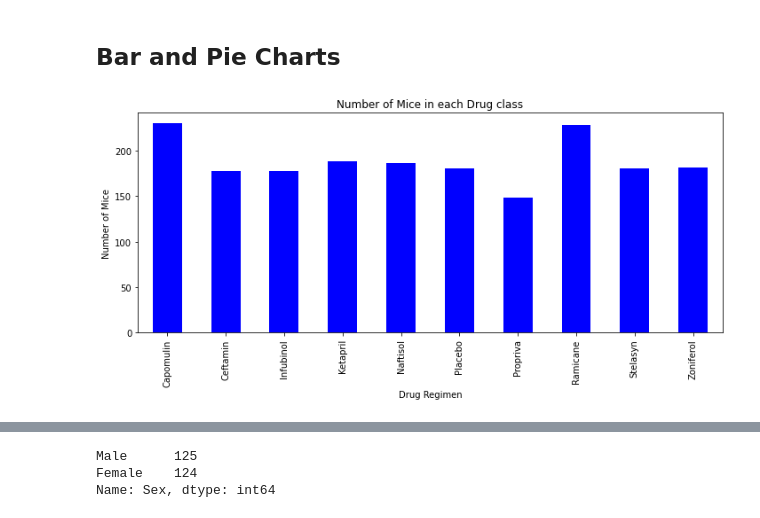
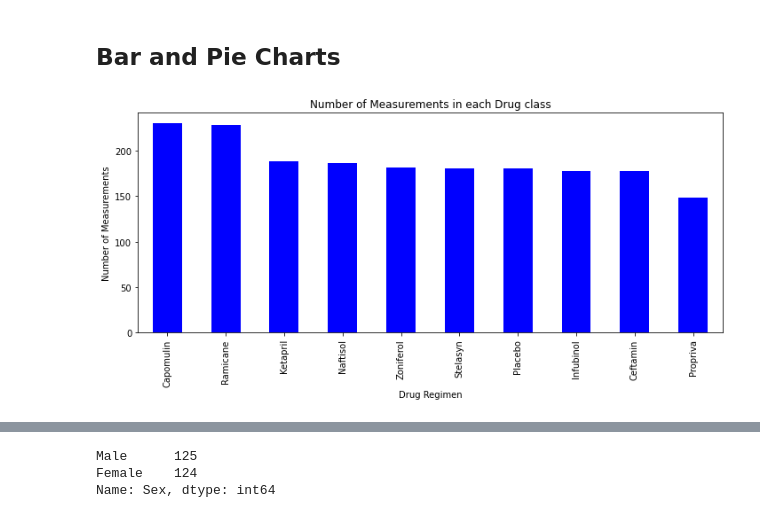
Before and after one commit to alexmartinez1745/Animal-Study-MatPlotLib, a Jupyter notebook: Pymaceuticals/pymaceuticals_starter.ipynb, the cells around one changed output, grey strips where cells are left out. Drawn from its saved outputs; the diff is of its cells as text; code cells hidden in the pictures.

Commit message:
bar graph with plotlib

```diff
--- a/Pymaceuticals/pymaceuticals_starter.ipynb
+++ b/Pymaceuticals/pymaceuticals_starter.ipynb
@@ -138,13 +138,19 @@ sum_tum_agg
 # %%
 # Generate a bar plot showing the total number of measurements taken on each drug regimen using pandas.
 #find number of mice in each drug regimen
 grouped_drug = clean_df.groupby(['Drug Regimen'])
-count_mice = grouped_drug['Mouse ID'].count()
-#make a bar graph using pandas
-ax = count_mice.plot(kind='bar', color='blue', figsize= (10,5), title='Number of Mice in each Drug class')
+count_mice = grouped_drug['Timepoint'].count()
+count_mice = count_mice.sort_values(ascending=False)
+
+#make a bar graph using pandas with labels
+ax = count_mice.plot(kind='bar', color='blue', figsize= (10,5), title='Number of Measurements in each Drug class')
+
+#set labels
 ax.set_xlabel('Drug Regimen')
-ax.set_ylabel('Number of Mice')
+ax.set_ylabel('Number of Measurements')
+
+#display bar graph
 plt.tight_layout()
 plt.show()
 # %% [output]
-[figure, old version]
+[figure, new version]
```
Also changed, not shown: parts of 2 cells of this notebook.
